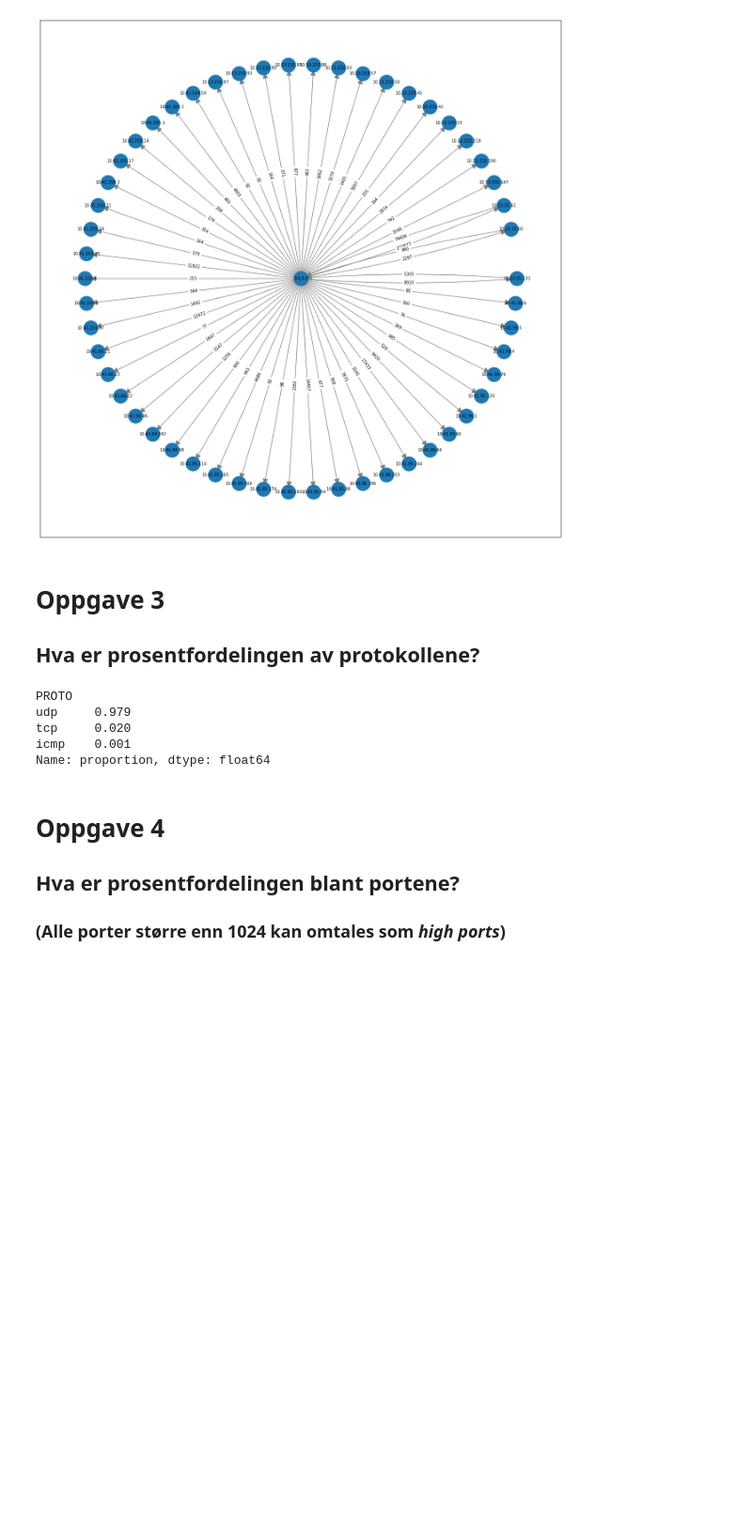
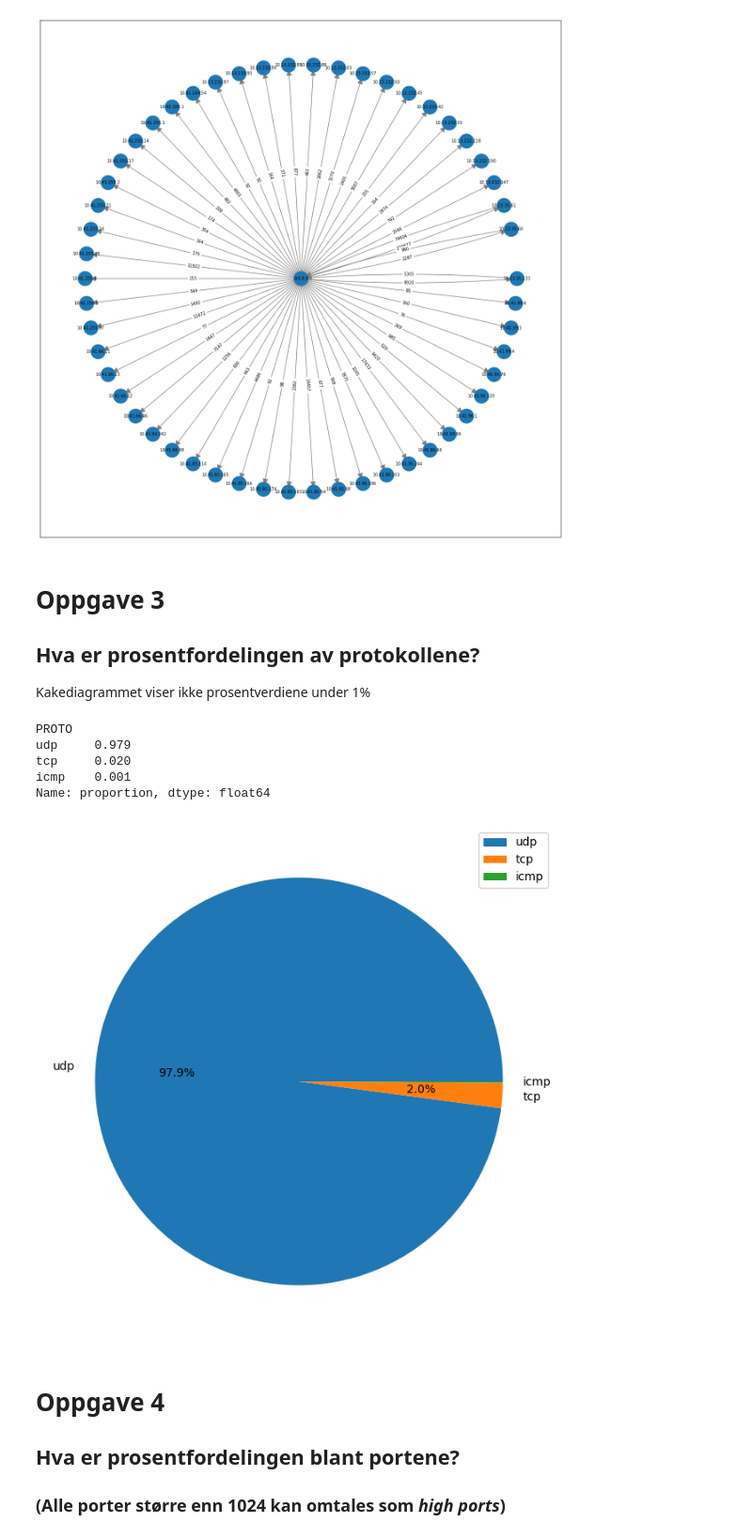
Before and after one commit to ilhseo/DATENG_import, a Jupyter notebook: dateng_1/dateng_1.ipynb, the cells around one changed output. Shown at 94% size. Drawn from its saved outputs; the diff is of its cells as text; code cells hidden in the pictures; blank space fills up the shorter version.

```diff
--- a/dateng_1/dateng_1.ipynb
+++ b/dateng_1/dateng_1.ipynb
@@ -101,8 +98,9 @@ print("")
 # %% [markdown]
 # Oppgave 3
 ## Hva er prosentfordelingen av protokollene?
+Kakediagrammet viser ikke prosentverdiene under 1%
 # %%
-n_uniq_protocols = new_df['PROTO'].value_counts(normalize="True")
+n_uniq_protocols = new_df['PROTO'].value_counts(normalize=True)
 n_uniq_protocols
 # %% [output]
 PROTO
@@ -110,6 +108,21 @@ udp     0.979
 tcp     0.020
 icmp    0.001
 Name: proportion, dtype: float64
+# %%
+labels = n_uniq_protocols.keys()
+sizes = n_uniq_protocols.values
+plt.figure(figsize=(8,8))
+
+def autopct_format(pct):
+    return f'{pct:.1f}%' if pct > 2 else ''
+
+wedges, texts, autotexts = plt.pie(sizes, labels=labels, autopct=autopct_format)
+
+plt.legend()
+
+plt.show()
+# %% [output]
+[figure, added]
 # %% [markdown]
 # Oppgave 4
 ## Hva er prosentfordelingen blant portene?
```
Also changed, not shown: parts of 4 cells of this notebook, 1 other file.
